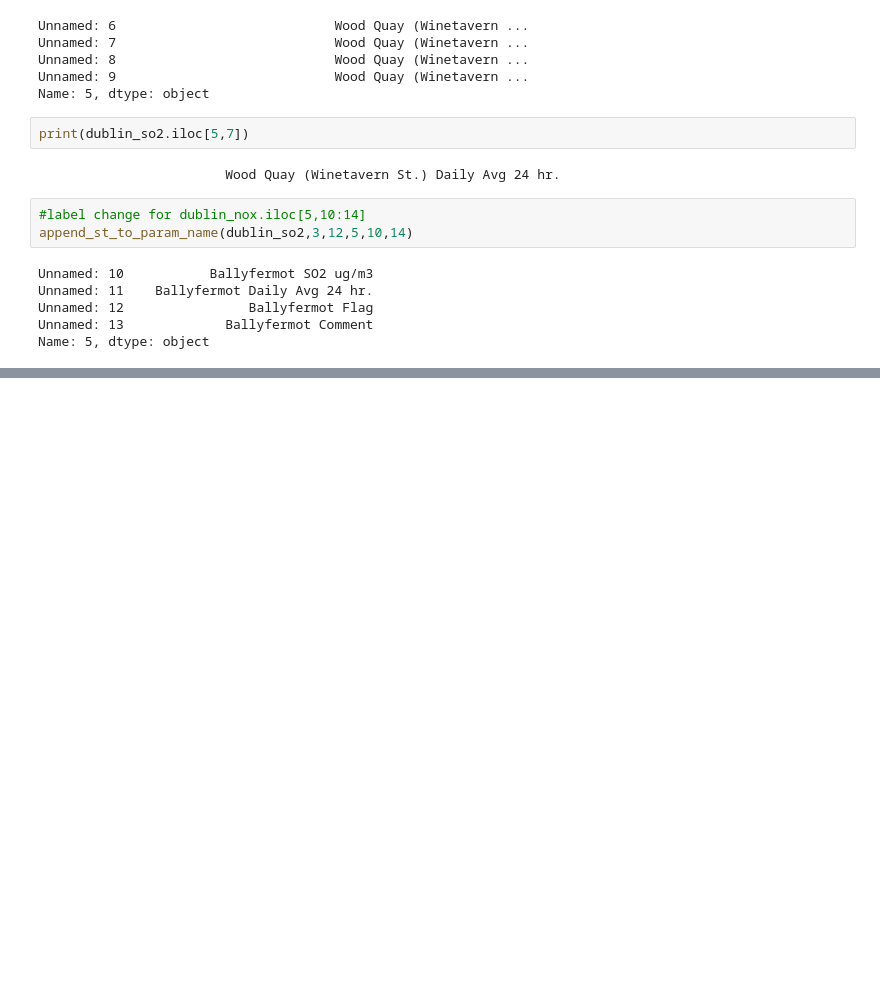
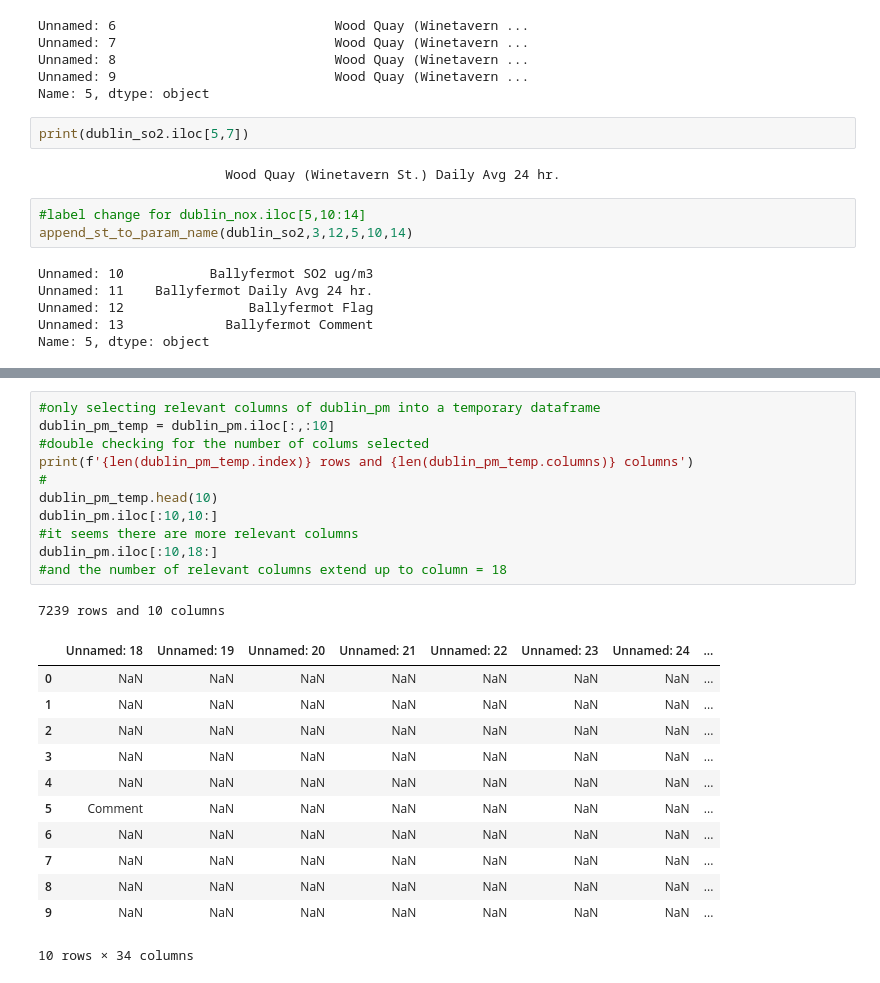
Before and after one commit to Saminyead/Dublin_AQ_2011_Analysis, a Jupyter notebook: Dublin_Air_Pollution_Project.ipynb, the cells around one changed output, grey strips where cells are left out. Drawn from its saved outputs; the diff is of its cells as text; blank space fills up the shorter version.

```diff
--- a/Dublin_Air_Pollution_Project.ipynb
+++ b/Dublin_Air_Pollution_Project.ipynb
@@ -135,0 +188,25 @@ dublin_so2.iloc[5,12]
+# %%
+#only selecting relevant columns of dublin_pm into a temporary dataframe
+dublin_pm_temp = dublin_pm.iloc[:,:10]
+#double checking for the number of colums selected
+print(f'{len(dublin_pm_temp.index)} rows and {len(dublin_pm_temp.columns)} columns')
+#
+dublin_pm_temp.head(10)
+dublin_pm.iloc[:10,10:]
+#it seems there are more relevant columns
+dublin_pm.iloc[:10,18:]
+#and the number of relevant columns extend up to column = 18
+# %% [output]
+7239 rows and 10 columns
+|  | Unnamed: 18 | Unnamed: 19 | Unnamed: 20 | Unnamed: 21 | Unnamed: 22 | Unnamed: 23 | Unnamed: 24 | ... |
+| 0 | NaN | NaN | NaN | NaN | NaN | NaN | NaN | ... |
+| 1 | NaN | NaN | NaN | NaN | NaN | NaN | NaN | ... |
+| 2 | NaN | NaN | NaN | NaN | NaN | NaN | NaN | ... |
+| 3 | NaN | NaN | NaN | NaN | NaN | NaN | NaN | ... |
+| 4 | NaN | NaN | NaN | NaN | NaN | NaN | NaN | ... |
+| 5 | Comment | NaN | NaN | NaN | NaN | NaN | NaN | ... |
+| 6 | NaN | NaN | NaN | NaN | NaN | NaN | NaN | ... |
+| 7 | NaN | NaN | NaN | NaN | NaN | NaN | NaN | ... |
+| 8 | NaN | NaN | NaN | NaN | NaN | NaN | NaN | ... |
+| 9 | NaN | NaN | NaN | NaN | NaN | NaN | NaN | ... |
+10 rows × 34 columns
```
Also changed, not shown: parts of 12 cells of this notebook, 1 other file.
